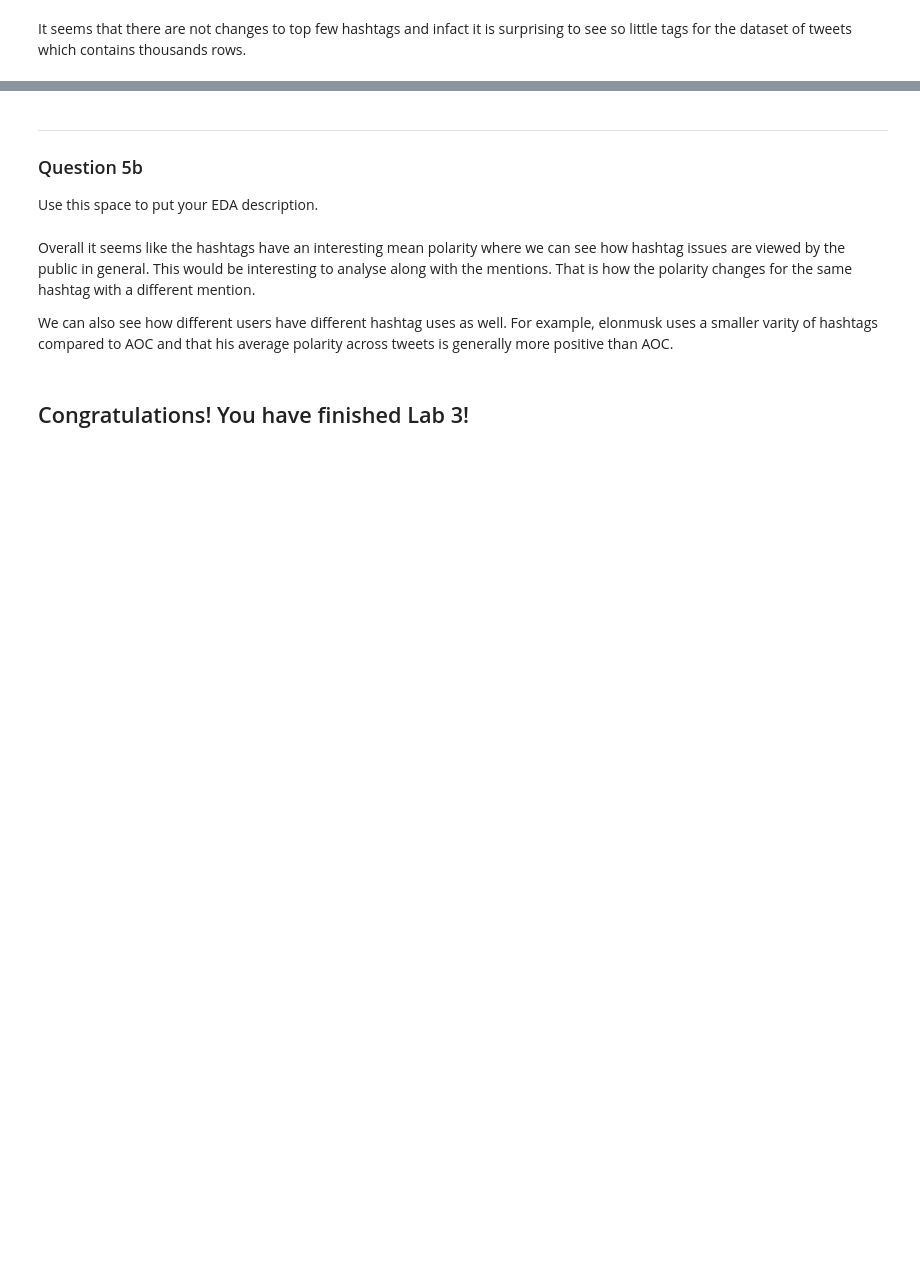
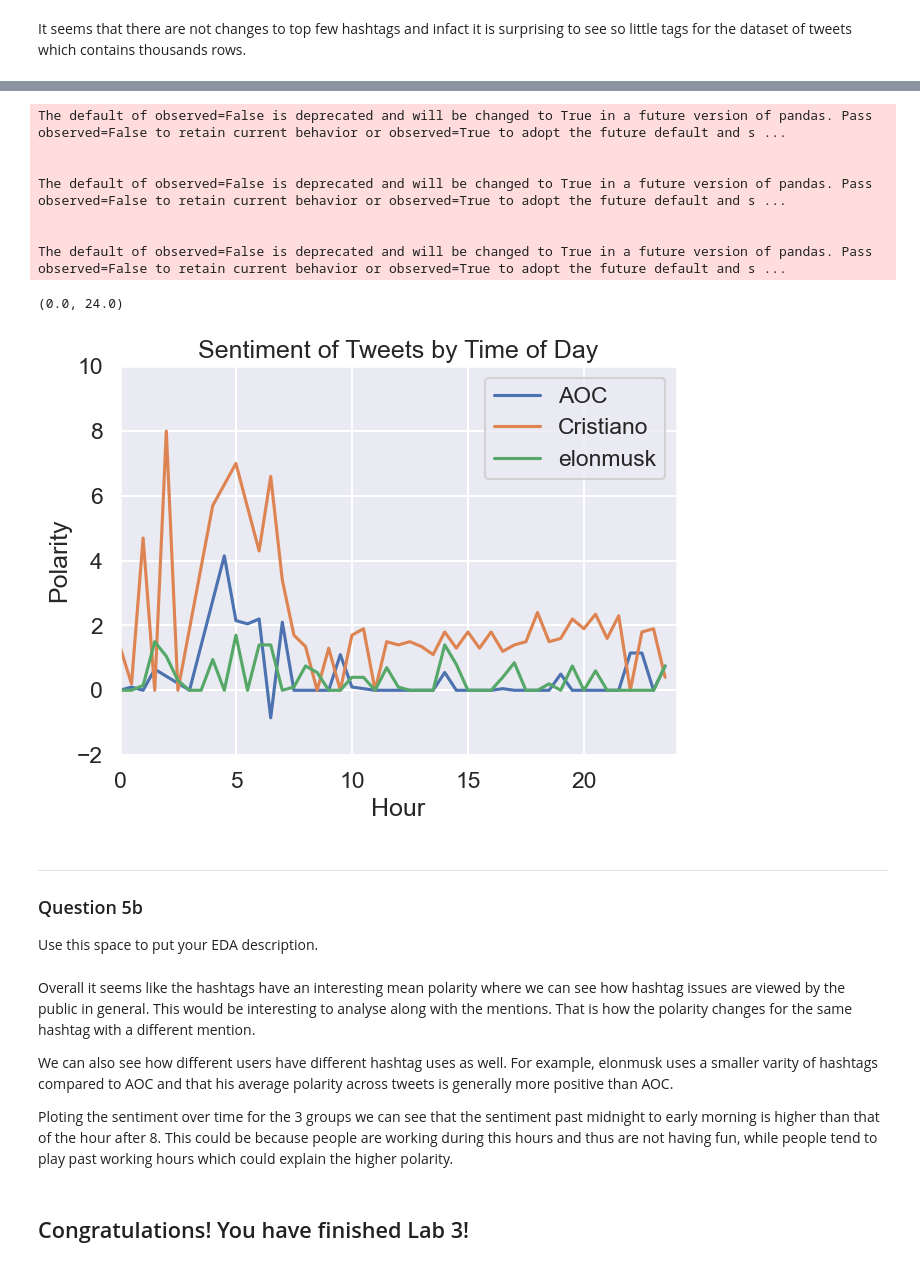
Before and after one commit to HiIAmTzeKean/STAT4710J-Data-Science-and-Analytics-using-Python, a Jupyter notebook: lab/lab3/exercise/Exercise.ipynb, the cells around one changed output, grey strips where cells are left out. Cells and saved outputs as stored; diff of their text form; code cells hidden in the pictures; blank space fills up the shorter version.

```diff
--- a/lab/lab3/exercise/Exercise.ipynb
+++ b/lab/lab3/exercise/Exercise.ipynb
@@ -1017,0 +1034,4 @@ fig2.show()
+# %%
+hour_bins = np.arange(0, 24.5, .5)
+tweets["elonmusk"]['binned_hour'] = pd.cut(tweets["elonmusk"].converted_hour, hour_bins, labels=hour_bins[:-1])
+tweets["elonmusk"].head(2)
@@ -1018,3 +1044,28 @@ fig2.show()
+# %%
+from traitlets import observe
+
+
+hour_bins = np.arange(0, 24.5, .5)
+for item in tweets:
+    tweets[item]['binned_hour'] = pd.cut(tweets[item].converted_hour, hour_bins, labels=hour_bins[:-1])
+
+for item in tweets:
+    sns.lineplot(tweets[item].groupby(tweets[item]['binned_hour']).polarity.median(), label=item)
+plt.title(f'Sentiment of Tweets by Time of Day')
+plt.xlabel("Hour")
+plt.ylabel("Polarity")
+plt.ylim(-2,10)
+plt.xlim(0,24)
+# %% [output]
+The default of observed=False is deprecated and will be changed to True in a future version of pandas. Pass observed=False to retain current behavior or observed=True to adopt the future default and s ...
+
+
+The default of observed=False is deprecated and will be changed to True in a future version of pandas. Pass observed=False to retain current behavior or observed=True to adopt the future default and s ...
+
+
+The default of observed=False is deprecated and will be changed to True in a future version of pandas. Pass observed=False to retain current behavior or observed=True to adopt the future default and s ...
+(0.0, 24.0)
+[figure, added]
 # %% [markdown]
 <!-- END QUESTION -->
 
@@ -1035,6 +1086,8 @@ points: 2
 Overall it seems like the hashtags have an interesting mean polarity where we can see how hashtag issues are viewed by the public in general. This would be interesting to analyse along with the mentions. That is how the polarity changes for the same hashtag with a different mention.
 
 We can also see how different users have different hashtag uses as well. For example, elonmusk uses a smaller varity of hashtags compared to AOC and that his average polarity across tweets is generally more positive than AOC.
+
+Ploting the sentiment over time for the 3 groups we can see that the sentiment past midnight to early morning is higher than that of the hour after 8. This could be because people are working during this hours and thus are not having fun, while people tend to play past working hours which could explain the higher polarity.
 # %% [markdown]
 <!-- END QUESTION -->
 
```
Also changed, not shown: parts of 8 cells of this notebook, 1 other file.
